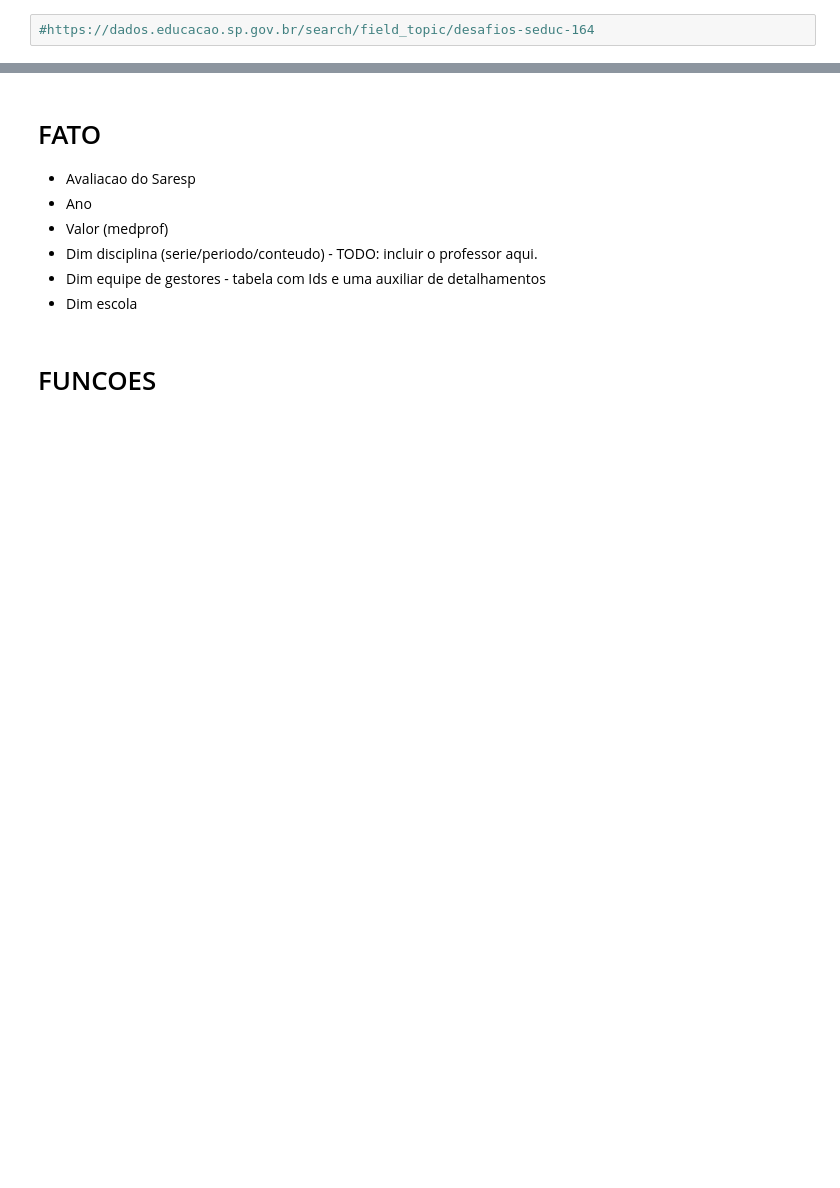
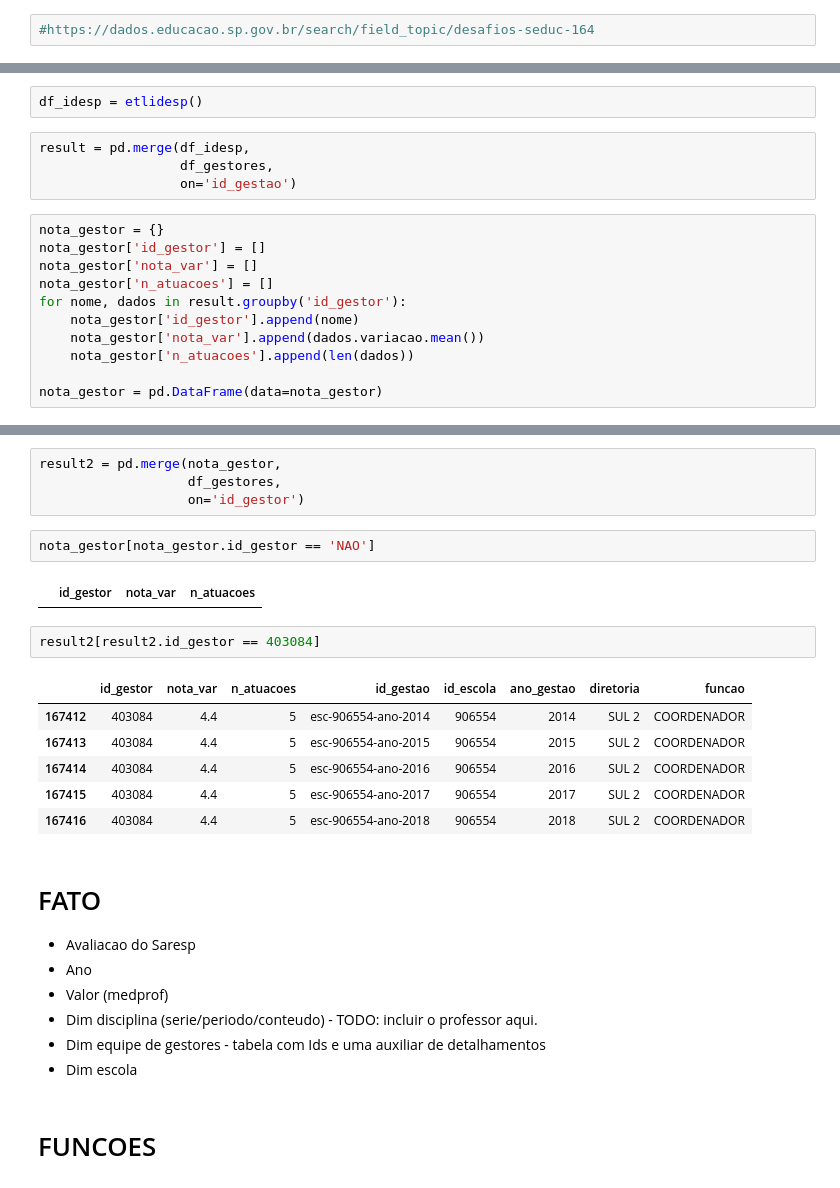
Before and after one commit to vultor33/DesafioSeduc, a Jupyter notebook: Fato_Gestao_SARESP.ipynb, the cells around one changed output, grey strips where cells are left out. Saved outputs shown, nothing was run; the diff lists cells and outputs as text; blank space fills up the shorter version.

```diff
--- a/Fato_Gestao_SARESP.ipynb
+++ b/Fato_Gestao_SARESP.ipynb
@@ -5,0 +21,17 @@ import collections
+# %%
+df_idesp = etlidesp()
+# %%
+result = pd.merge(df_idesp,
+                  df_gestores,
+                  on='id_gestao')
+# %%
+nota_gestor = {}
+nota_gestor['id_gestor'] = []
+nota_gestor['nota_var'] = []
+nota_gestor['n_atuacoes'] = []
+for nome, dados in result.groupby('id_gestor'):
+    nota_gestor['id_gestor'].append(nome)
+    nota_gestor['nota_var'].append(dados.variacao.mean())
+    nota_gestor['n_atuacoes'].append(len(dados))
+
+nota_gestor = pd.DataFrame(data=nota_gestor)
@@ -6,3 +45,20 @@ import collections
+# %%
+result2 = pd.merge(nota_gestor,
+                   df_gestores,
+                   on='id_gestor')
+# %%
+nota_gestor[nota_gestor.id_gestor == 'NAO']
+# %% [output]
+|  | id_gestor | nota_var | n_atuacoes |
+# %%
+result2[result2.id_gestor == 403084]
+# %% [output]
+|  | id_gestor | nota_var | n_atuacoes | id_gestao | id_escola | ano_gestao | diretoria | funcao |
+| 167412 | 403084 | 4.4 | 5 | esc-906554-ano-2014 | 906554 | 2014 | SUL 2 | COORDENADOR |
+| 167413 | 403084 | 4.4 | 5 | esc-906554-ano-2015 | 906554 | 2015 | SUL 2 | COORDENADOR |
+| 167414 | 403084 | 4.4 | 5 | esc-906554-ano-2016 | 906554 | 2016 | SUL 2 | COORDENADOR |
+| 167415 | 403084 | 4.4 | 5 | esc-906554-ano-2017 | 906554 | 2017 | SUL 2 | COORDENADOR |
+| 167416 | 403084 | 4.4 | 5 | esc-906554-ano-2018 | 906554 | 2018 | SUL 2 | COORDENADOR |
 # %% [markdown]
 # FATO
 - Avaliacao do Saresp
```
Also changed, not shown: parts of 26 cells of this notebook, 7 other files.
